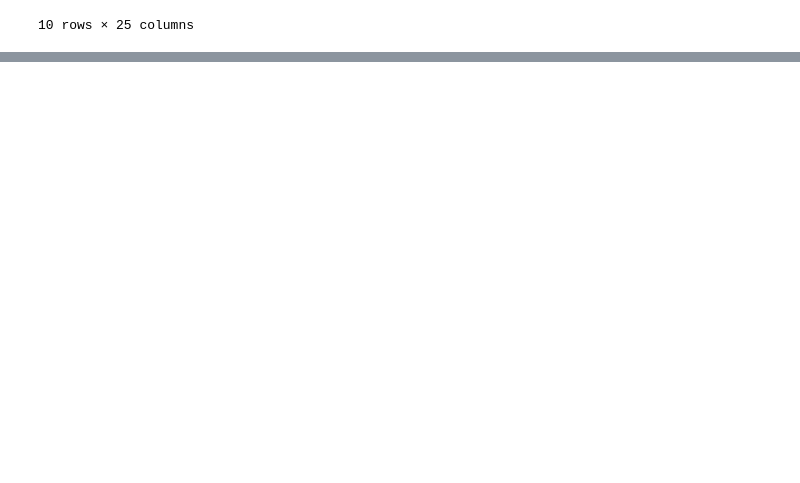
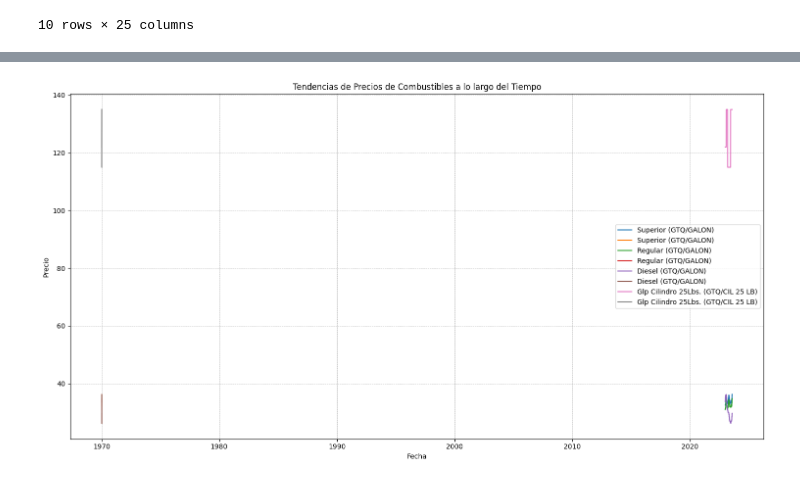
Before and after one commit to guzmanalejandra/Laboratorio2-DS, a Jupyter notebook: main.ipynb, the cells around one changed output, grey strips where cells are left out. Drawn from its saved outputs; the diff is of its cells as text; code cells hidden in the pictures; blank space fills up the shorter version.

```diff
--- a/main.ipynb
+++ b/main.ipynb
@@ -220,0 +270,5 @@ importacion_df.head(10)
+# %%
+# Eliminar columnas y filas con valores NaN
+precios_df_clean = precios_df.dropna(axis=1, how='all')
+precios_df_clean = precios_df_clean.dropna(axis=0, how='any')
+precios_df_clean.head()
@@ -220,0 +282,18 @@ importacion_df.head(10)
+# %%
+
+precios_df_clean = precios_df_clean.rename(columns={precios_df_clean.columns[0]: "Fecha"})
+
+plt.figure(figsize=(15, 8))
+
+for col in cols_interes:
+    plt.plot(precios_df_clean["Fecha"], precios_df_clean[col], label=col)
+
+plt.title('Tendencias de Precios de Combustibles a lo largo del Tiempo')
+plt.xlabel('Fecha')
+plt.ylabel('Precio')
+plt.legend()
+plt.grid(True, which='both', linestyle='--', linewidth=0.5)
+plt.tight_layout()
+plt.show()
+# %% [output]
+[figure, added]
```
Also changed, not shown: parts of 12 cells of this notebook.
